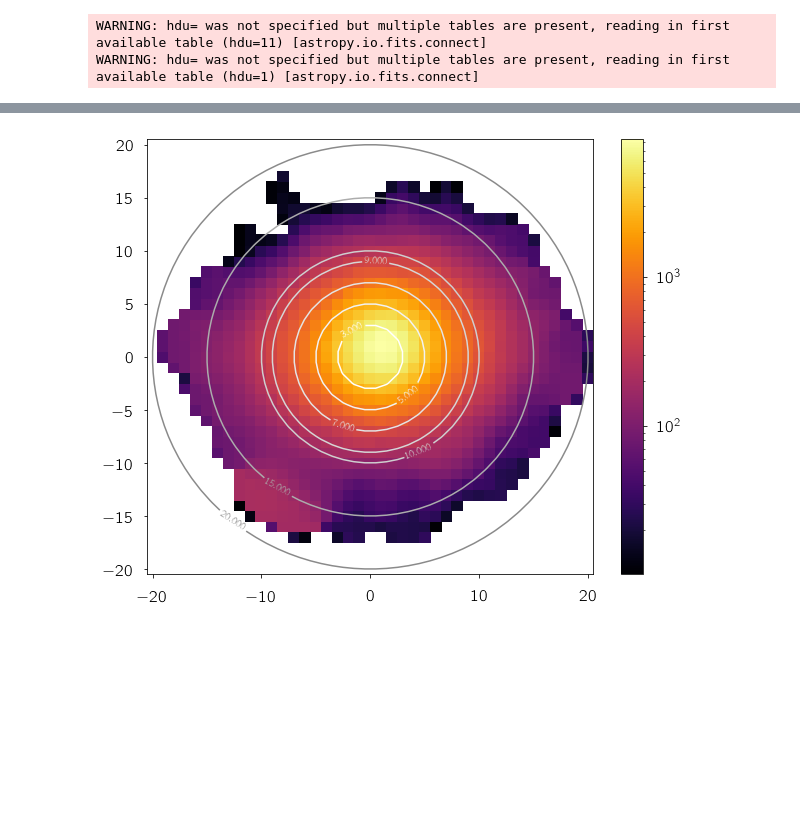
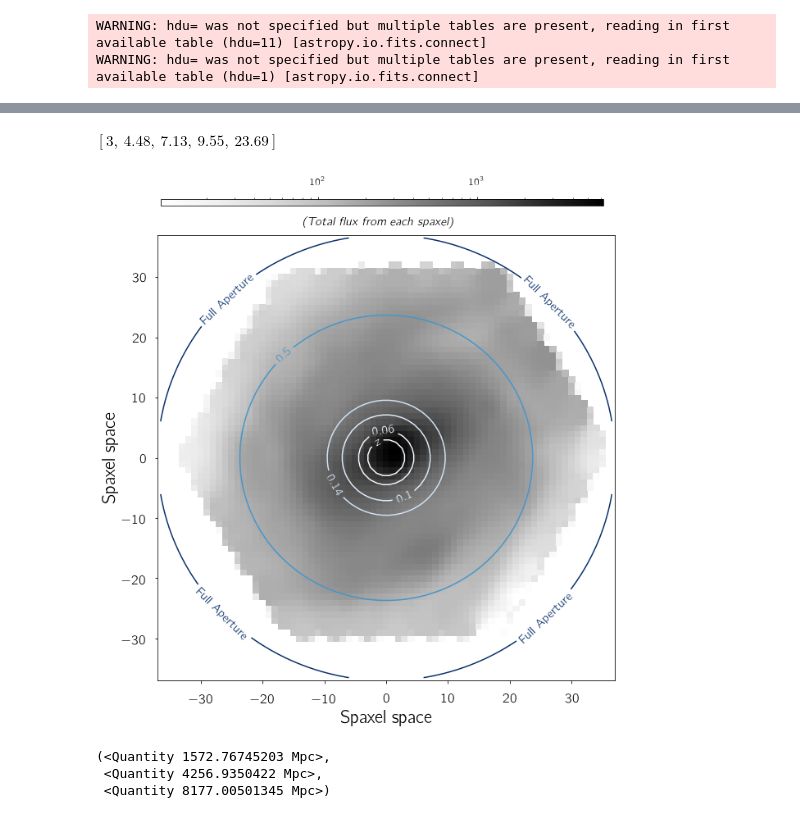
Before and after one commit to nityamd/MaNGA_Masses, a Jupyter notebook: notebooks/2_single_manga_galaxy_hda_dn4000_calculations.ipynb, the cells around one changed output, grey strips where cells are left out. Cells and saved outputs as stored; diff of their text form; code cells hidden in the pictures; blank space fills up the shorter version.

```diff
--- a/notebooks/2_single_manga_galaxy_hda_dn4000_calculations.ipynb
+++ b/notebooks/2_single_manga_galaxy_hda_dn4000_calculations.ipynb
@@ -235,11 +265,18 @@ number = np.ma.array(ting, mask = ting <= 10)
 # %%
-fig, ax = plt.subplots(1, 1, figsize = (10,8))
-cs1 = ax.pcolormesh(x_ax,x_ax,number,norm = colors.LogNorm(), cmap = plt.cm.inferno)
-l = [3.0, 5.0, 7.0, 9.0, 10.0, 15.0, 20.0, 30.0, 35.0, 40.0]
-cs2 = ax.contour(x_ax,x_ax,s, levels = l, cmap = plt.cm.binary)
-plt.clabel(cs2)
-plt.colorbar(cs1)
+fig, ax = plt.subplots(1, 1, figsize = (10,10))
+cs1 = ax.pcolormesh(x_ax,x_ax,number,norm = colors.LogNorm(), cmap = plt.cm.Greys)
+l = [3.0, 7.0, 10.0, 15.0, 20.0, 30.0, 35.0, 40.0]
+cs2 = ax.contour(x_ax,x_ax,s, levels = l, cmap = plt.cm.Blues)
+plt.clabel(cs2, fontsize = 15)
+plt.xlim(-37,37)
+plt.ylim(-37,37)
+plt.xlabel('Spaxel space')
+plt.ylabel('Spaxel space')
+cbar_ax = fig.add_axes([0.13, 0.93, 0.75, 0.01])
+cb = fig.colorbar(cs1,orientation = 'horizontal', cax=cbar_ax)
+cb.ax.xaxis.set_ticks_position('top')
+cb.ax.tick_params(labelsize=13)
+fig.text(0.5, 0.9, r'\textit{(Total flux from each spaxel)}',
+         ha='center', va='center', fontsize = 15)
 plt.savefig('/Users/Nitya/Desktop/gal_aperture.pdf')
 plt.show()
-# %% [output]
-[figure, removed]
@@ -246,3 +309,37 @@ plt.show()
+# %%
+radz
+# %% [output]
+$[3,~4.48,~7.13,~9.55,~23.69] \; \mathrm{}$
+# %%
+fig, ax = plt.subplots(1, 1, figsize = (10,10))
+cs1 = ax.pcolormesh(x_ax,x_ax,number,norm = colors.LogNorm(), cmap = plt.cm.Greys)
+l = [3, 4.48, 7.13, 9.55, 23.69, 37]
+cs2 = ax.contour(x_ax,x_ax,s, levels = l, cmap = plt.cm.Blues)
+fmt = {}
+strs = [r'$z$', '0.06','0.1','0.14','0.5','Full Aperture']
+for l,t in zip(cs2.levels, strs ):
+    fmt[l] = t
+plt.clabel(cs2, fontsize = 15, fmt = fmt)
+plt.xlim(-37,37)
+plt.ylim(-37,37)
+plt.xlabel('Spaxel space')
+plt.ylabel('Spaxel space')
+cbar_ax = fig.add_axes([0.13, 0.93, 0.75, 0.01])
+cb = fig.colorbar(cs1,orientation = 'horizontal', cax=cbar_ax)
+cb.ax.xaxis.set_ticks_position('top')
+cb.ax.tick_params(labelsize=13)
+fig.text(0.5, 0.9, r'\textit{(Total flux from each spaxel)}',
+         ha='center', va='center', fontsize = 15)
+plt.savefig('/Users/Nitya/Desktop/gal_aperture_redshifts.pdf')
+plt.show()
+# %% [output]
+[figure, added]
+# %%
+cosmo.comoving_distance(0.4), cosmo.comoving_distance(1.4), cosmo.comoving_distance(5.4)
+# %% [output]
+(<Quantity 1572.76745203 Mpc>,
+ <Quantity 4256.9350422 Mpc>,
+ <Quantity 8177.00501345 Mpc>)
 # %%
 es = np.ravel(np.array(s))
 be = np.ravel(np.array(b))
```
Also changed, not shown: parts of 13 cells of this notebook, 2 other files.
